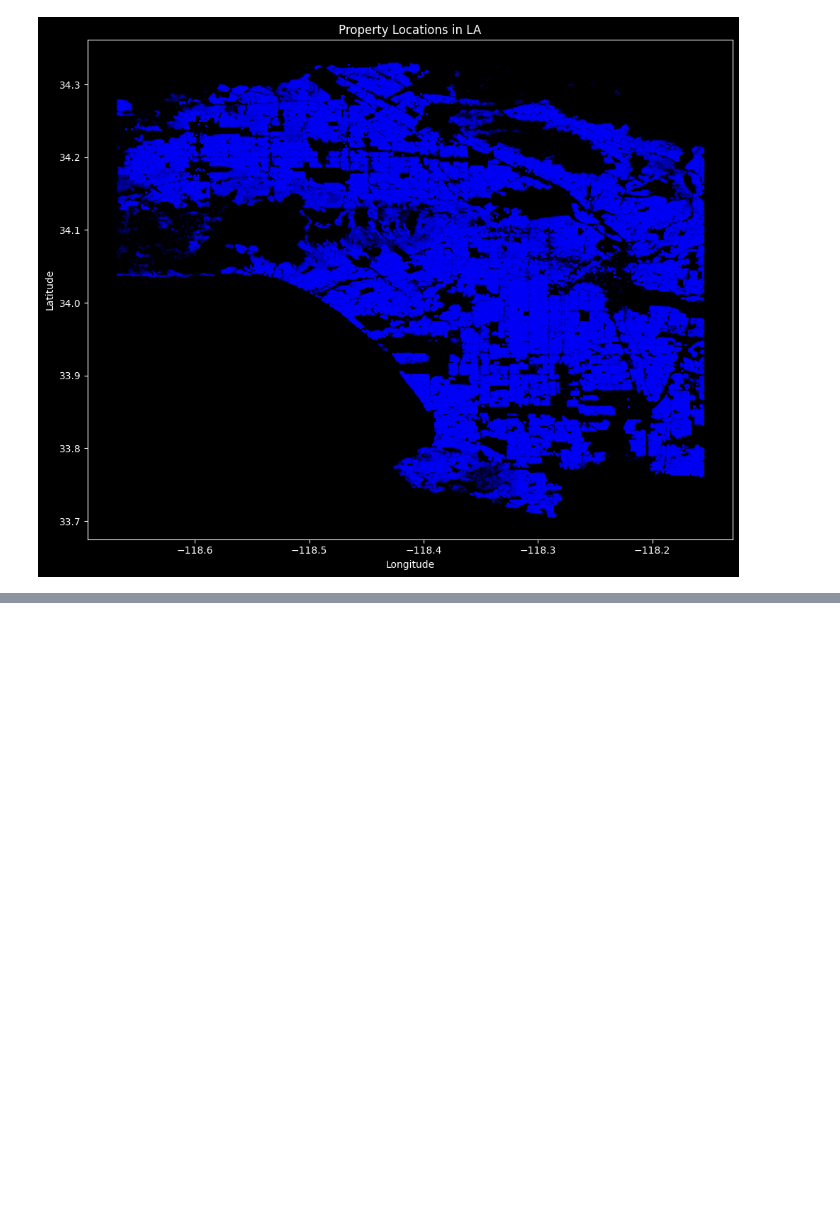
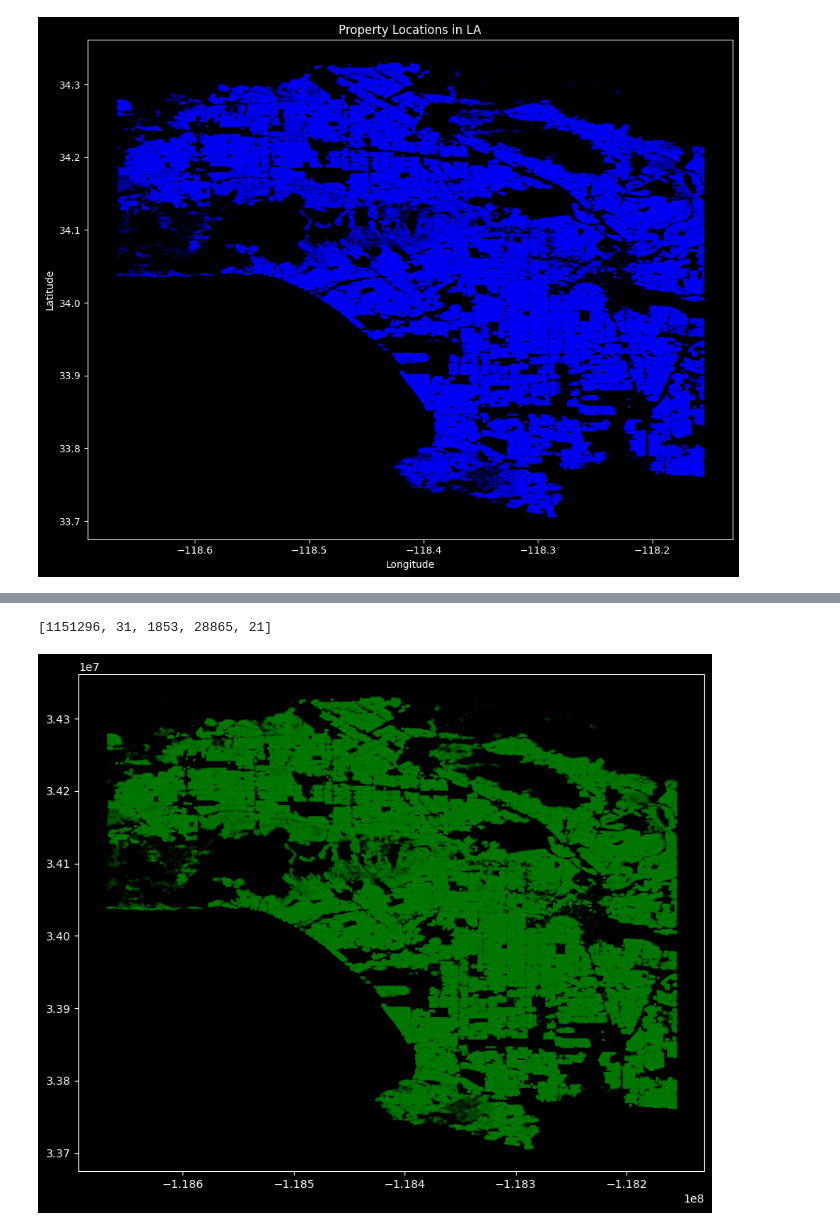
Before and after one commit to Dagbert1337/PDU-projekt, a Jupyter notebook: src/LA_tax.ipynb, the cells around one changed output, grey strips where cells are left out. Cells and saved outputs as stored; diff of their text form; code cells hidden in the pictures; blank space fills up the shorter version.

Commit message:
LA tax visualization

```diff
--- a/src/LA_tax.ipynb
+++ b/src/LA_tax.ipynb
@@ -88,7 +89,7 @@ plt.show()
 [figure]
 # %%
 cols = ["taxvaluedollarcnt", "taxdelinquencyflag", "taxdelinquencyyear", "latitude", "longitude"]
-tax_data = data[cols].fillna(value={"taxdelinquencyflag": "N", "taxdelinquencyyear": 0}).sort_values(by=['taxvaluedollarcnt', 'taxdelinquencyyear']).reset_index(drop=True)
+tax_data = data_la_only[cols].fillna(value={"taxdelinquencyflag": "N", "taxdelinquencyyear": 0}).sort_values(by=['taxvaluedollarcnt', 'taxdelinquencyyear']).reset_index(drop=True)
 
 late = tax_data[tax_data['taxdelinquencyflag'] == 'Y']
 punctual = tax_data.drop(index = late.index)
@@ -115,0 +117,10 @@ array([ 0.,  1.,  2.,  3.,  4.,  5.,  6.,  7.,  8.,  9., 10., 11., 12.,
+# %%
+[not_late.shape[0], late_1st_group.shape[0], late_2nd_group.shape[0], late_3rd_group.shape[0], late_last_group.shape[0]]
+# %% [output]
+[1151296, 31, 1853, 28865, 21]
+# %%
+plt.figure(figsize=(10, 8))
+plt.scatter(not_late["longitude"], not_late["latitude"], s=1, alpha=0.1, color='green')
+plt.show()
+# %% [output]
+[figure, added]
```
Also changed, not shown: parts of 7 cells of this notebook, 1 other file.
